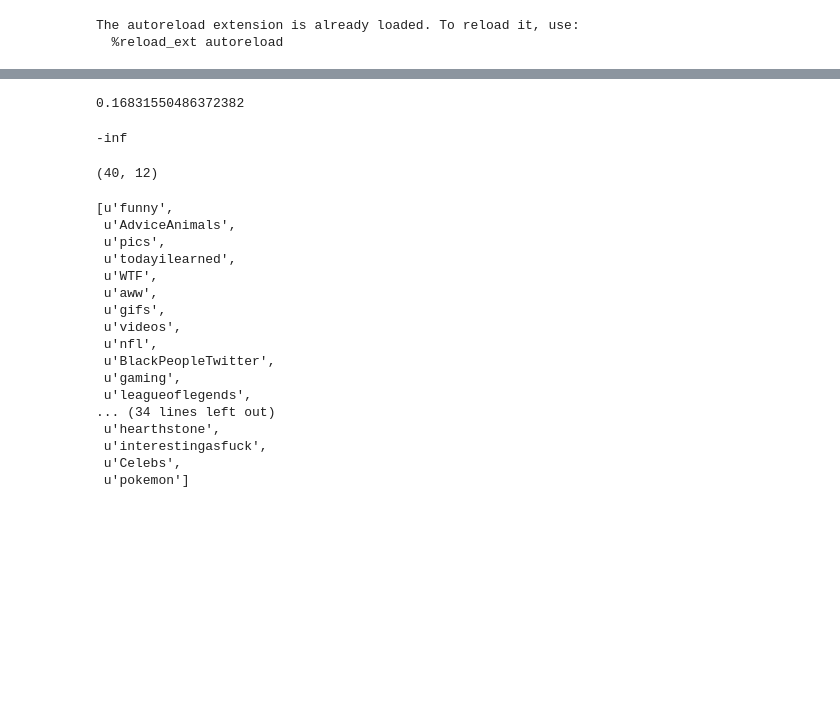
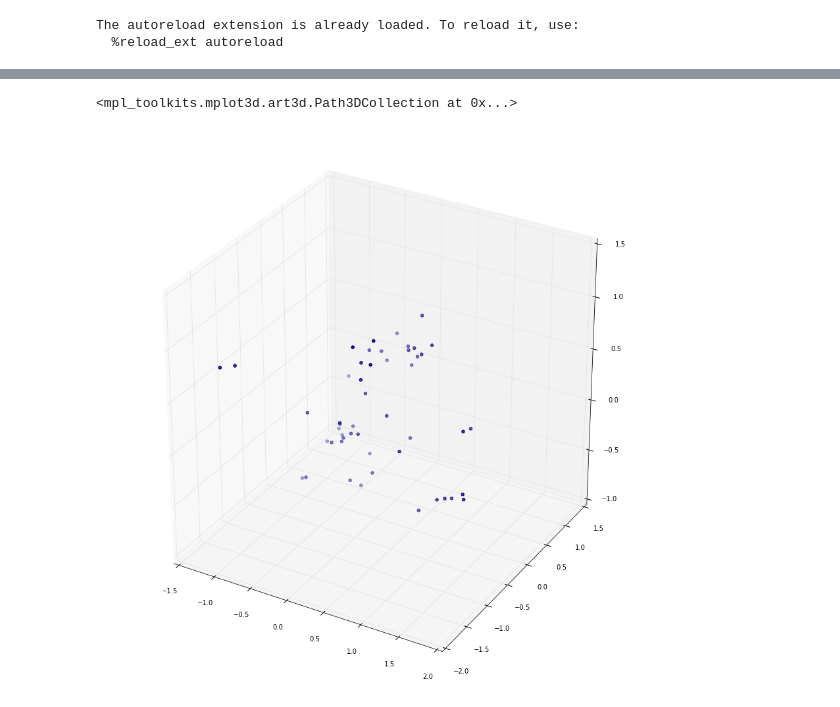
Before and after one commit to arimorcos/blog_analyses, a Jupyter notebook: Cluster comments.ipynb, the cells around one changed output, grey strips where cells are left out. Saved outputs shown, nothing was run; the diff lists cells and outputs as text; code cells hidden in the pictures; blank space fills up the shorter version.

```diff
--- a/Cluster comments.ipynb
+++ b/Cluster comments.ipynb
@@ -167,36 +171,0 @@ GrandTheftAutoV, AskReddit: 60.5108600413
-# %%
-x = distMat
-np.fill_diagonal(x,np.inf)
-np.argmin(x)
-a = np.unravel_index(np.argmin(x), x.shape)
-x[a]
-# %% [output]
-0.16831550486372382
-# %%
--1*np.inf
-# %% [output]
--inf
-# %%
-inds
-# %% [output]
-(40, 12)
-# %%
-usedSubs
-# %% [output]
-[u'funny',
- u'AdviceAnimals',
- u'pics',
- u'todayilearned',
- u'WTF',
- u'aww',
- u'gifs',
- u'videos',
- u'nfl',
- u'BlackPeopleTwitter',
- u'gaming',
- u'leagueoflegends',
-... (34 lines left out)
- u'hearthstone',
- u'interestingasfuck',
- u'Celebs',
- u'pokemon']
@@ -204,0 +172,10 @@ usedSubs = subList[0:50]
+# %%
+""" perform pca """
+pcaObj = decomposition.PCA(n_components=3)
+reducedCounts = pcaObj.fit_transform(normCounts.transpose())
+fig = pp.figure(figsize=(15,15))
+ax = pp.subplot(projection='3d')
+ax.scatter(reducedCounts[:,0], reducedCounts[:,1], reducedCounts[:,2])
+# %% [output]
+<mpl_toolkits.mplot3d.art3d.Path3DCollection at 0x...>
+[figure, added]
```
Also changed, not shown: parts of 11 cells of this notebook.
